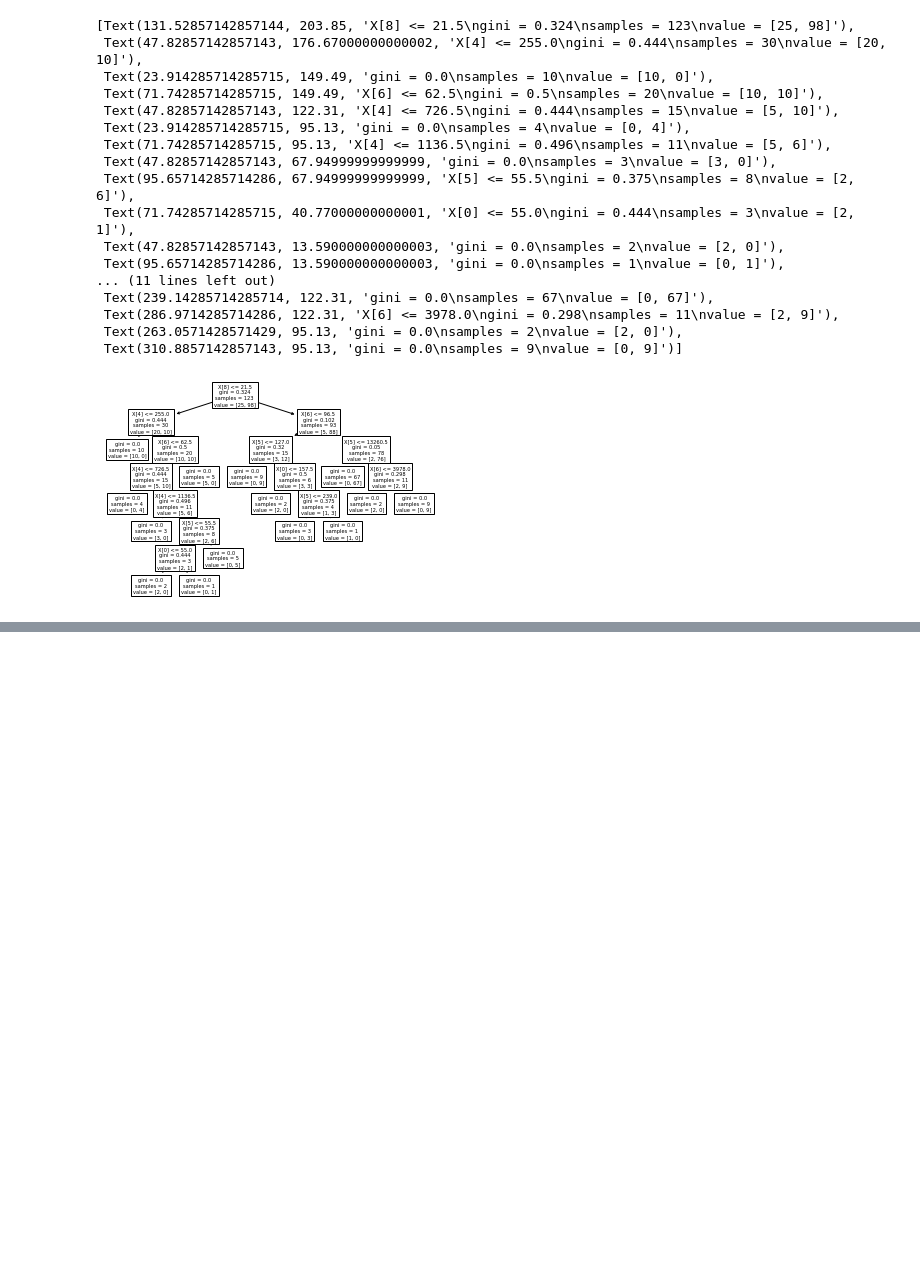
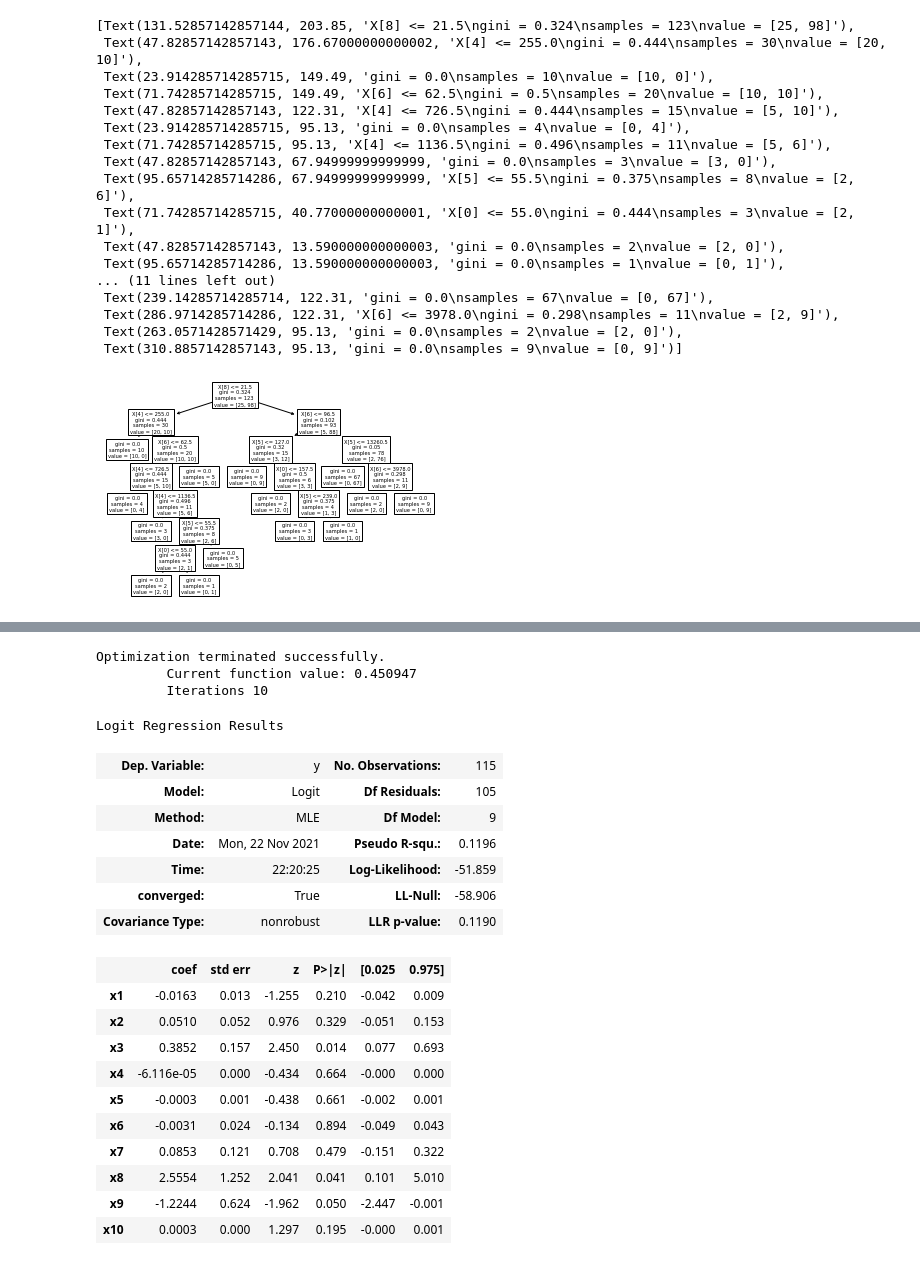
Before and after one commit to njswdwy/ECS260-Project, a Jupyter notebook: exploratory data analysis.ipynb, the cells around one changed output, grey strips where cells are left out. Cells and saved outputs as stored; diff of their text form; code cells hidden in the pictures; blank space fills up the shorter version.

```diff
--- a/exploratory data analysis.ipynb
+++ b/exploratory data analysis.ipynb
@@ -199,0 +311,3 @@ tree.plot_tree(clf)
+# %%
+y2 = data2['Project Status']
+X2 = data2.iloc[:,1:]
@@ -199,0 +330,33 @@ tree.plot_tree(clf)
+# %%
+X2 = X2.to_numpy(dtype=int, copy=True)
+y2 = y2.to_numpy(dtype=int, copy=True)
+# %%
+import statsmodels.api as sm
+model2 = sm.Logit(y2, X2)
+result2 = model2.fit(method='newton')
+# %% [output]
+Optimization terminated successfully.
+         Current function value: 0.450947
+         Iterations 10
+# %%
+result2.summary()
+# %% [output]
+Logit Regression Results
+| Dep. Variable: | y | No. Observations: | 115 |
+| Model: | Logit | Df Residuals: | 105 |
+| Method: | MLE | Df Model: | 9 |
+| Date: | Mon, 22 Nov 2021 | Pseudo R-squ.: | 0.1196 |
+| Time: | 22:20:25 | Log-Likelihood: | -51.859 |
+| converged: | True | LL-Null: | -58.906 |
+| Covariance Type: | nonrobust | LLR p-value: | 0.1190 |
+|  | coef | std err | z | P>|z| | [0.025 | 0.975] |
+| x1 | -0.0163 | 0.013 | -1.255 | 0.210 | -0.042 | 0.009 |
+| x2 | 0.0510 | 0.052 | 0.976 | 0.329 | -0.051 | 0.153 |
+| x3 | 0.3852 | 0.157 | 2.450 | 0.014 | 0.077 | 0.693 |
+| x4 | -6.116e-05 | 0.000 | -0.434 | 0.664 | -0.000 | 0.000 |
+| x5 | -0.0003 | 0.001 | -0.438 | 0.661 | -0.002 | 0.001 |
+| x6 | -0.0031 | 0.024 | -0.134 | 0.894 | -0.049 | 0.043 |
+| x7 | 0.0853 | 0.121 | 0.708 | 0.479 | -0.151 | 0.322 |
+| x8 | 2.5554 | 1.252 | 2.041 | 0.041 | 0.101 | 5.010 |
+| x9 | -1.2244 | 0.624 | -1.962 | 0.050 | -2.447 | -0.001 |
+| x10 | 0.0003 | 0.000 | 1.297 | 0.195 | -0.000 | 0.001 |
```
Also changed, not shown: parts of 20 cells of this notebook.
